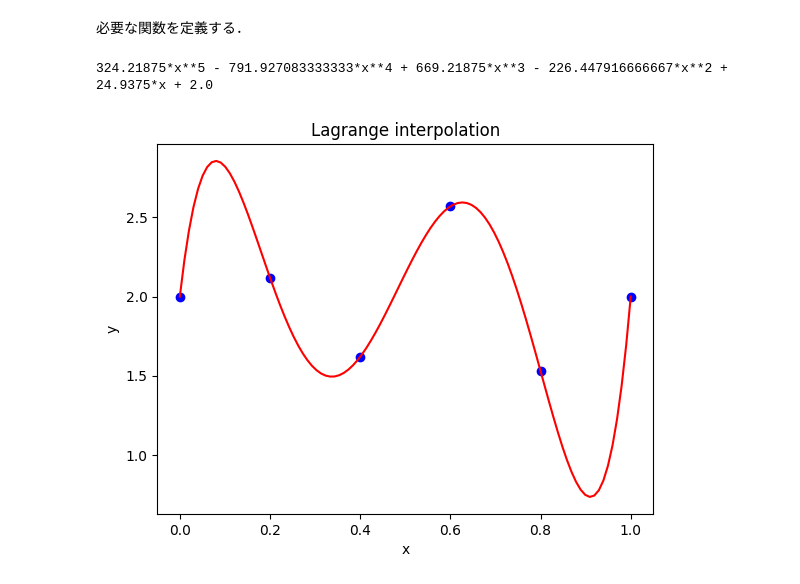
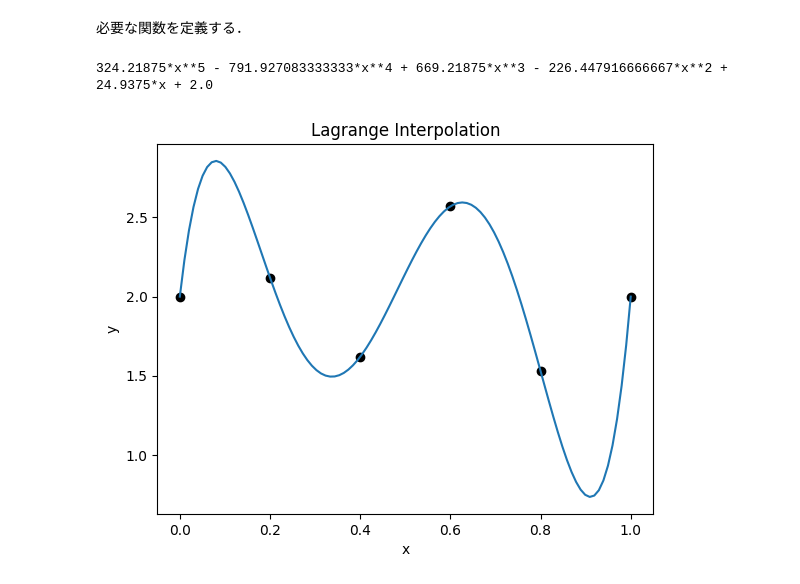
Before and after one commit to fumiyanll23/2022-experimental-mathematics-c, a Jupyter notebook: 05/05.ipynb, the cells around one changed output. Cells and saved outputs as stored; diff of their text form; code cells hidden in the pictures.

```diff
--- a/05/05.ipynb
+++ b/05/05.ipynb
@@ -41,15 +43,16 @@ plt.show()
 # %% [markdown]
 必要な関数を定義する．
 # %%
-def lix(xs, i, x):
+def lix(xs: NDArray[Shape["1, 6"], Float], i: int, x: sp.Symbol) -> sp.Expr:
     """Lagrange補間で用いるl_i(x)関数
 
     Args:
-        xs: x座標のリスト
-        x: 変数
-        i: 添え字
+        xs (NDArray[Shape["1, 6"]): x座標のリスト
+        i (int): 添え字
+        x (sp.Symbol): 変数
 
-    Returns: l_i(x)
+    Returns:
+        sp.Expr: l_i(x)
     """
     numerator, denominator = 1.0, 1.0
     for k in range(len(xs)):
@@ -60,14 +63,18 @@ def lix(xs, i, x):
     return numerator / denominator
 
 
-def lagrange(x, xs, ys):
+def lagrange(
+    x: sp.Symbol, xs: NDArray[Shape["1, 6"], Float], ys: NDArray[Shape["1, 6"], Float]
+) -> sp.Expr:
     """Lagrange補間を用いて(n-1)次多項式を求める
 
     Args:
-        xs: x座標のリスト
-        ys: y座標のリスト
+        x (sp.Symbol): 変数
+        xs (NDArray[Shape["1, 6"], Float]): x座標のリスト
+        ys (NDArray[Shape["1, 6"], Float]): y座標のリスト
 
-    Returns: 補間した多項式
+    Returns:
+        sp.Expr: 補間した多項式
     """
     # Lagrange補間で用いるl_i(x)を求める
     lixs = [lix(xs, i, x) for i in range(len(xs))]
@@ -76,27 +83,27 @@ def lagrange(x, xs, ys):
 
     return polynomial
 # %%
+# Lagrange補間を用いて，与えられた6点(0.0, 2.0), (0.2, 2.12), (0.4, 1.62), (0.6, 2.57), (0.8, 1.53), (1.0, 2.0)から5次多項式を求める
 # 変数xを定義する
 x = sp.Symbol("x")
 # x座標
-xs = np.array((0.0, 0.2, 0.4, 0.6, 0.8, 1.0))
+xs = np.array([0.0, 0.2, 0.4, 0.6, 0.8, 1.0])
 # y座標
-ys = np.array((2.0, 2.12, 1.62, 2.57, 1.53, 2.0))
+ys = np.array([2.0, 2.12, 1.62, 2.57, 1.53, 2.0])
 
-# Lagrange補間を用いて，6点から5次多項式を求める
+# Lagrange補間を用いて，与えられた6点から5次多項式を求める
 polynomial = lagrange(x, xs, ys)
 print(polynomial)
 
 # 求めた多項式のグラフを描画する
 xplots = np.linspace(0.0, 1.0, 100)
 yplots = [polynomial.subs(x, xi) for xi in xplots]
-plt.title("Lagrange interpolation")
+plt.title("Lagrange Interpolation")
 plt.xlabel("x")
 plt.ylabel("y")
-plt.scatter(xs, ys, color="blue")
-plt.plot(xplots, yplots, color="red")
-plt.savefig("./img/lagrange.png")
+plt.scatter(xs, ys, color="black")
+plt.plot(xplots, yplots)
 plt.show()
 # %% [output]
 324.21875*x**5 - 791.927083333333*x**4 + 669.21875*x**3 - 226.447916666667*x**2 + 24.9375*x + 2.0
-[figure, old version]
+[figure, new version]
```
Also changed, not shown: parts of 3 cells of this notebook, 4 other files.
